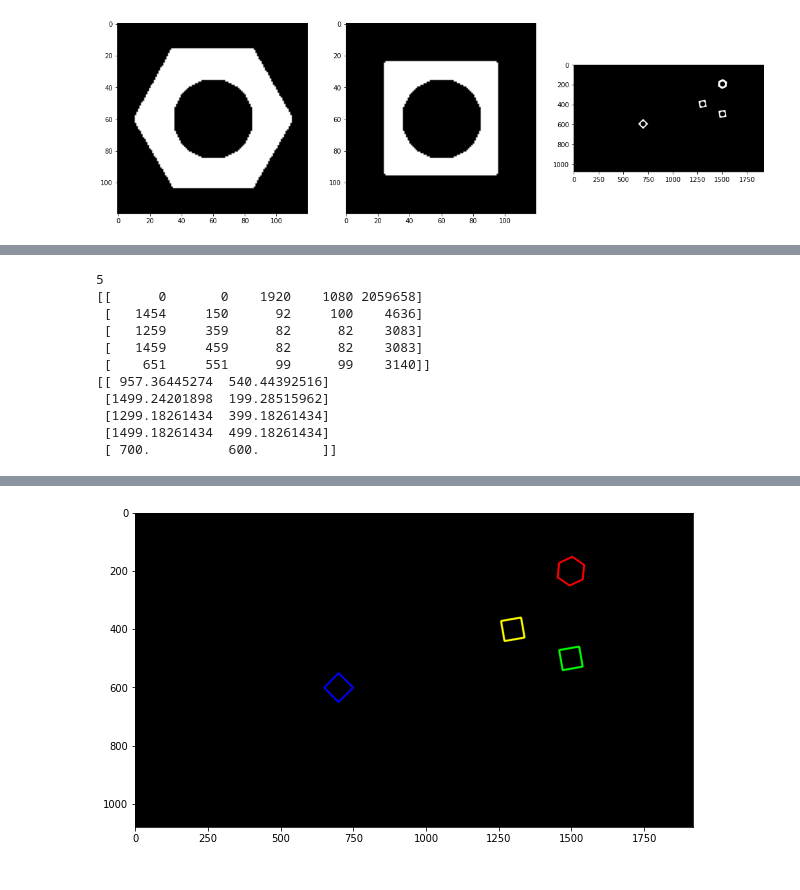
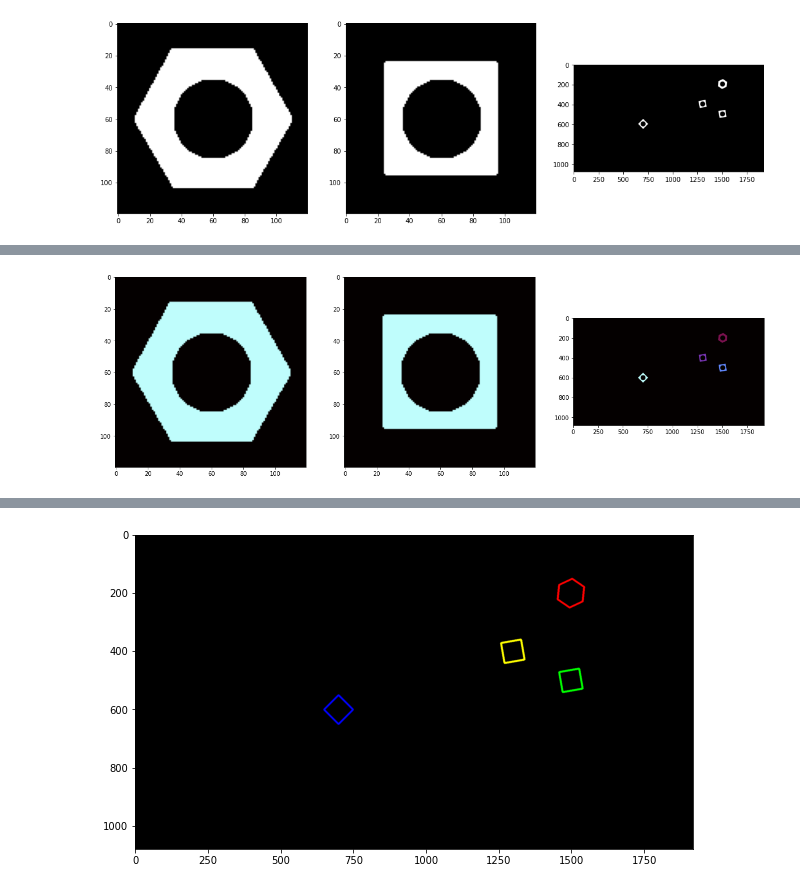
Before and after one commit to K-Thanushan/EN2550-Fundamentals-of-Image-Processing-and-Machine-Vision, a Jupyter notebook: Assignments/Assignment3/Assignment3_190621M.ipynb, the cells around one changed output, grey strips where cells are left out. Saved outputs shown, nothing was run; the diff lists cells and outputs as text; code cells hidden in the pictures.

```diff
--- a/Assignments/Assignment3/Assignment3_190621M.ipynb
+++ b/Assignments/Assignment3/Assignment3_190621M.ipynb
@@ -74,16 +63,18 @@ plt.show()
-# %%
-print(num_labels)
-print(stats)
-print(centroids)
-# %% [output]
-5
-[[      0       0    1920    1080 2059658]
- [   1454     150      92     100    4636]
- [   1259     359      82      82    3083]
- [   1459     459      82      82    3083]
- [    651     551      99      99    3140]]
-[[ 957.36445274  540.44392516]
- [1499.24201898  199.28515962]
- [1299.18261434  399.18261434]
- [1499.18261434  499.18261434]
- [ 700.          600.        ]]
+# %%
+connectivity = 8
+num_labels1, labelmap1, stats1, centroids1 = cv.connectedComponentsWithStats(hexnut_template_closed, connectivity)
+colormapped1 = cv.applyColorMap((labelmap1/np.amax(labelmap1)*255).astype('uint8'), cv.COLORMAP_MAGMA)
+
+num_labels2, labelmap2, stats2, centroids2 = cv.connectedComponentsWithStats(squarenut_template_closed, connectivity)
+colormapped2 = cv.applyColorMap((labelmap2/np.amax(labelmap2)*255).astype('uint8'), cv.COLORMAP_MAGMA)
+
+num_labels3, labelmap3, stats3, centroids3 = cv.connectedComponentsWithStats(conveyor_f100_closed, connectivity)
+colormapped3 = cv.applyColorMap((labelmap3/np.amax(labelmap3)*255).astype('uint8'), cv.COLORMAP_MAGMA)
+
+fig, ax = plt. subplots(1,3, figsize=(20, 20))
+ax[0].imshow(colormapped1)
+ax[1].imshow(colormapped2)
+ax[2].imshow(colormapped3)
+plt.show()
+# %% [output]
+[figure, added]
```
Also changed, not shown: parts of 10 cells of this notebook, 1 other file.
